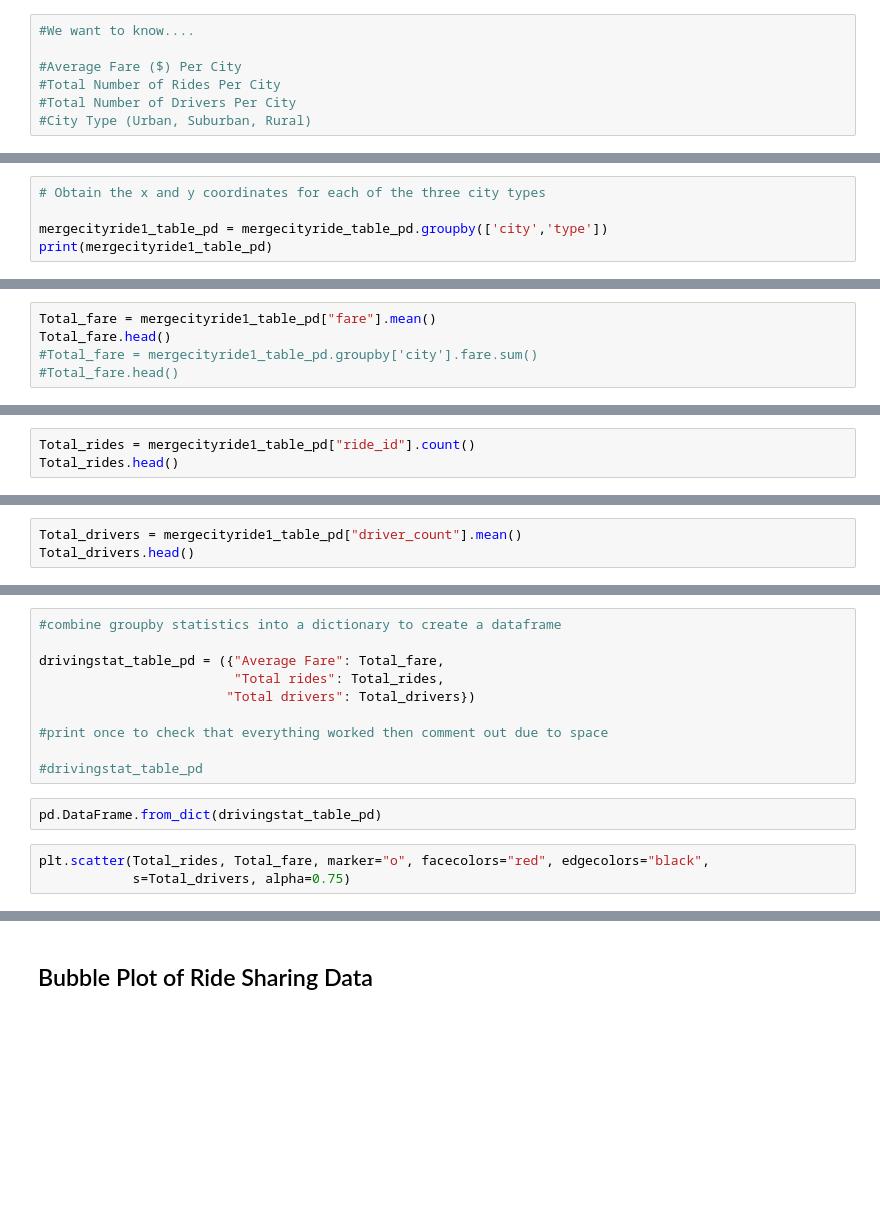
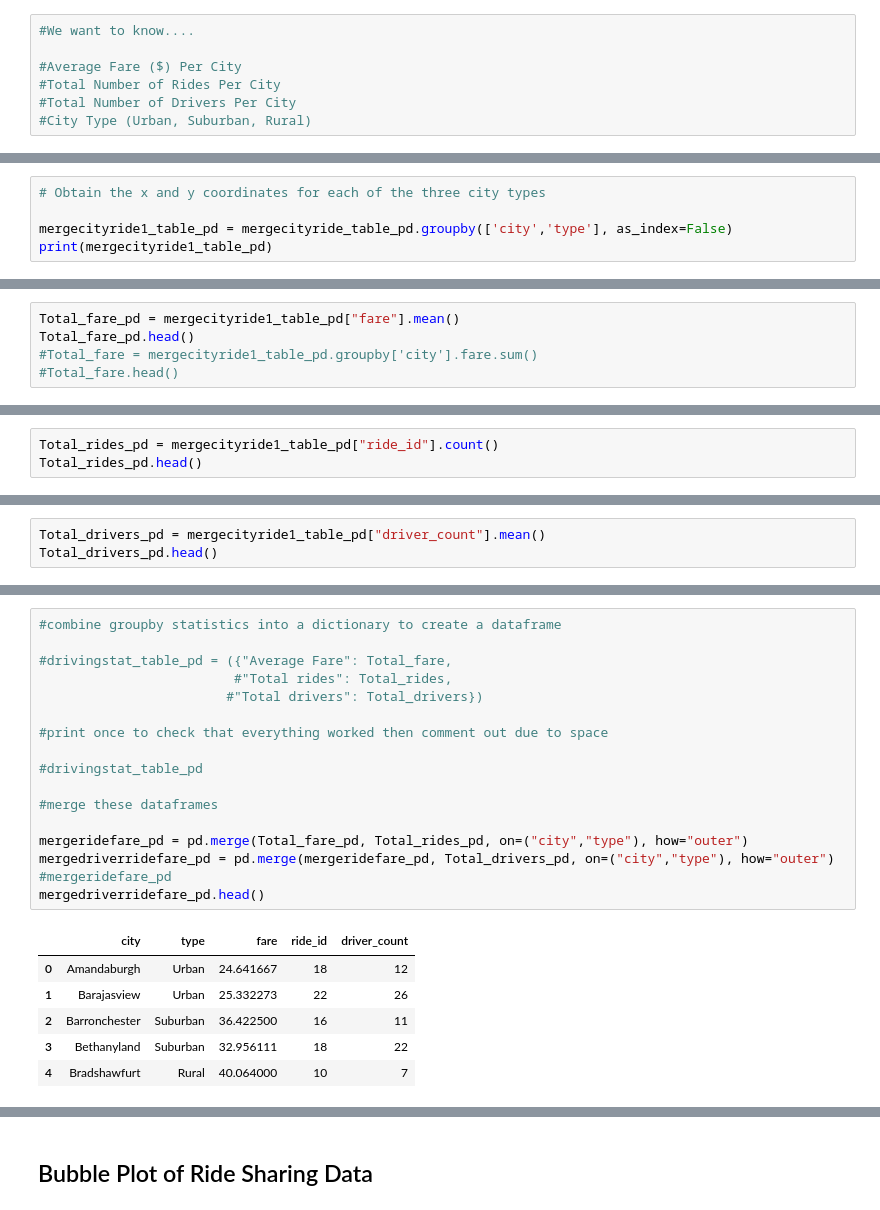
Before and after one commit to KristiBischoff/Start-Up-Analysis-with-Python-Matplotlib, a Jupyter notebook: RideSharingStartupAnalysis.ipynb, the cells around one changed output, grey strips where cells are left out. Cells and saved outputs as stored; diff of their text form; blank space fills up the shorter version.

```diff
--- a/RideSharingStartupAnalysis.ipynb
+++ b/RideSharingStartupAnalysis.ipynb
@@ -39,5 +60,5 @@ mergecityride_table_pd.head()
 # %%
 # Obtain the x and y coordinates for each of the three city types
 
-mergecityride1_table_pd = mergecityride_table_pd.groupby(['city','type'])
+mergecityride1_table_pd = mergecityride_table_pd.groupby(['city','type'], as_index=False)
 print(mergecityride1_table_pd)
@@ -44,5 +67,5 @@ print(mergecityride1_table_pd)
 # %%
-Total_fare = mergecityride1_table_pd["fare"].mean()
-Total_fare.head()
+Total_fare_pd = mergecityride1_table_pd["fare"].mean()
+Total_fare_pd.head()
 #Total_fare = mergecityride1_table_pd.groupby['city'].fare.sum()
 #Total_fare.head()
@@ -49,3 +79,3 @@ Total_fare.head()
 # %%
-Total_rides = mergecityride1_table_pd["ride_id"].count()
-Total_rides.head()
+Total_rides_pd = mergecityride1_table_pd["ride_id"].count()
+Total_rides_pd.head()
@@ -52,3 +89,3 @@ Total_rides.head()
 # %%
-Total_drivers = mergecityride1_table_pd["driver_count"].mean()
-Total_drivers.head()
+Total_drivers_pd = mergecityride1_table_pd["driver_count"].mean()
+Total_drivers_pd.head()
@@ -55,15 +99,24 @@ Total_drivers.head()
 # %%
 #combine groupby statistics into a dictionary to create a dataframe
 
-drivingstat_table_pd = ({"Average Fare": Total_fare,
-                         "Total rides": Total_rides,
-                        "Total drivers": Total_drivers})
+#drivingstat_table_pd = ({"Average Fare": Total_fare,
+                         #"Total rides": Total_rides,
+                        #"Total drivers": Total_drivers})
 
 #print once to check that everything worked then comment out due to space
 
 #drivingstat_table_pd
+
+#merge these dataframes
+
+mergeridefare_pd = pd.merge(Total_fare_pd, Total_rides_pd, on=("city","type"), how="outer")
+mergedriverridefare_pd = pd.merge(mergeridefare_pd, Total_drivers_pd, on=("city","type"), how="outer")
+#mergeridefare_pd
+mergedriverridefare_pd.head()
+# %% [output]
+|  | city | type | fare | ride_id | driver_count |
+| 0 | Amandaburgh | Urban | 24.641667 | 18 | 12 |
+| 1 | Barajasview | Urban | 25.332273 | 22 | 26 |
+| 2 | Barronchester | Suburban | 36.422500 | 16 | 11 |
+| 3 | Bethanyland | Suburban | 32.956111 | 18 | 22 |
+| 4 | Bradshawfurt | Rural | 40.064000 | 10 | 7 |
-# %%
-pd.DataFrame.from_dict(drivingstat_table_pd)
-# %%
-plt.scatter(Total_rides, Total_fare, marker="o", facecolors="red", edgecolors="black",
-            s=Total_drivers, alpha=0.75)
```
Also changed, not shown: parts of 24 cells of this notebook.
